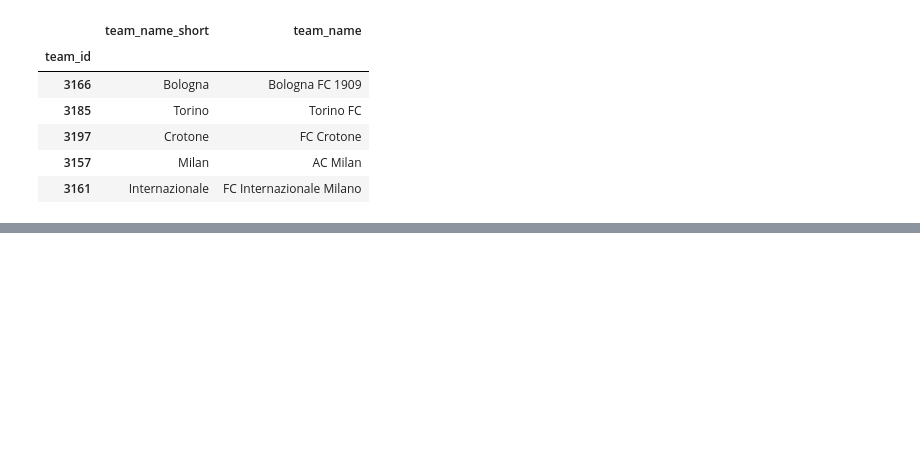
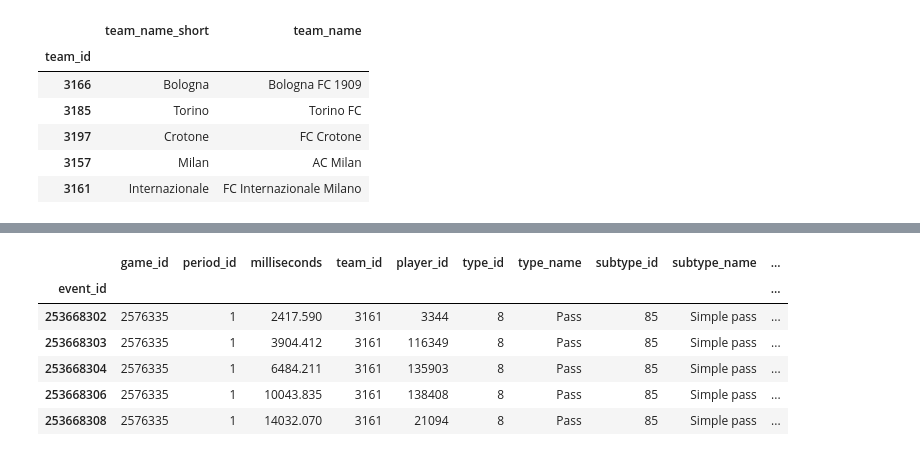
Before and after one commit to ML-KULeuven/soccer_xg, a Jupyter notebook: notebooks/1-load-and-convert-wyscout-data.ipynb, the cells around one changed output, grey strips where cells are left out. Drawn from its saved outputs; the diff is of its cells as text; code cells hidden in the pictures; blank space fills up the shorter version.

```diff
--- a/notebooks/1-load-and-convert-wyscout-data.ipynb
+++ b/notebooks/1-load-and-convert-wyscout-data.ipynb
@@ -125,3 +125,13 @@ dataset.players().head()
+# %%
+dataset.events(game_id=2576335).head()
+# %% [output]
+|  | game_id | period_id | milliseconds | team_id | player_id | type_id | type_name | subtype_id | subtype_name | ... |
+| event_id |  |  |  |  |  |  |  |  |  | ... |
+| 253668302 | 2576335 | 1 | 2417.590 | 3161 | 3344 | 8 | Pass | 85 | Simple pass | ... |
+| 253668303 | 2576335 | 1 | 3904.412 | 3161 | 116349 | 8 | Pass | 85 | Simple pass | ... |
+| 253668304 | 2576335 | 1 | 6484.211 | 3161 | 135903 | 8 | Pass | 85 | Simple pass | ... |
+| 253668306 | 2576335 | 1 | 10043.835 | 3161 | 138408 | 8 | Pass | 85 | Simple pass | ... |
+| 253668308 | 2576335 | 1 | 14032.070 | 3161 | 21094 | 8 | Pass | 85 | Simple pass | ... |
 # %%
 dataset.actions(game_id=2576335).head()
 # %% [output]
```
Also changed, not shown: parts of 3 cells of this notebook, 1 other file.
